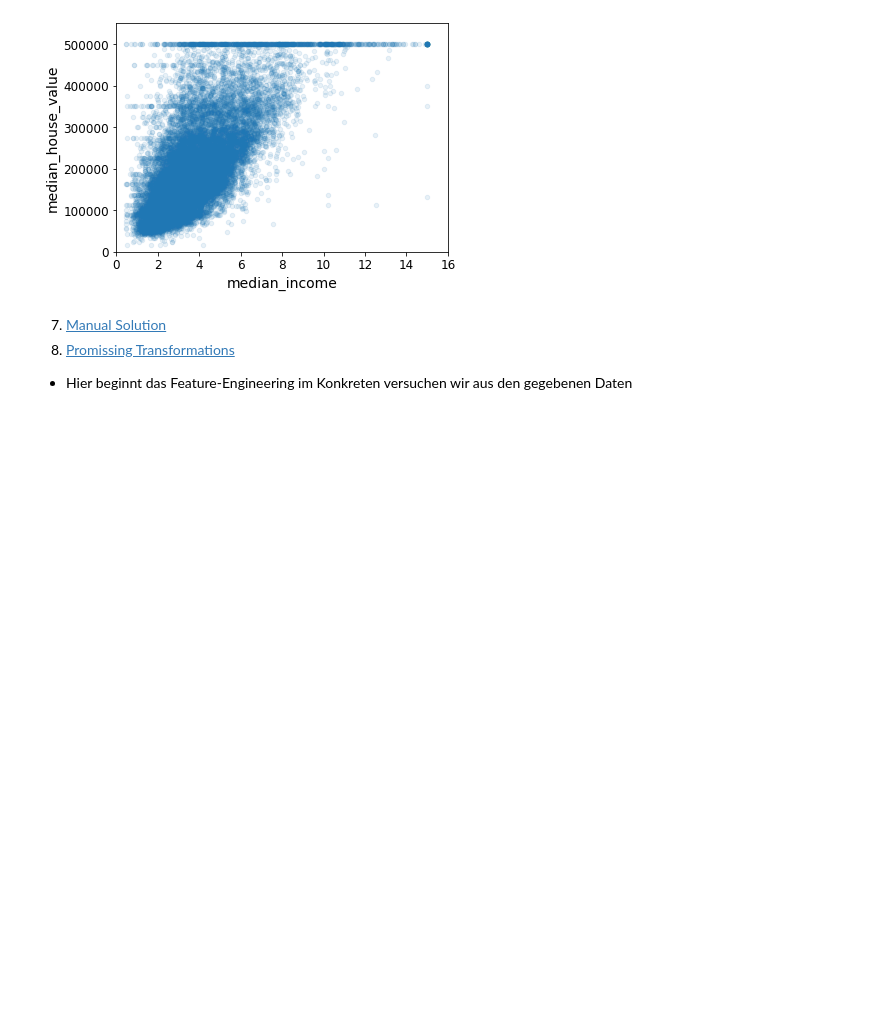
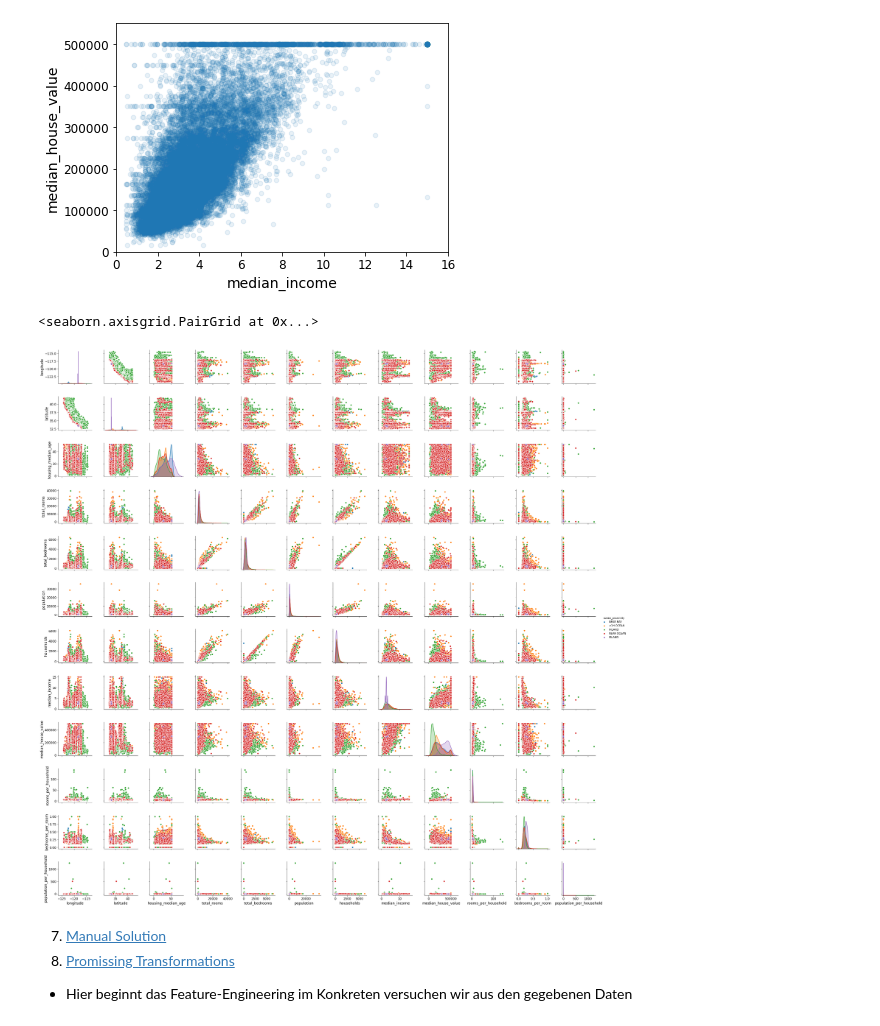
Before and after one commit to JHC90/Doc-Tool-Contents, a Jupyter notebook: Docus/DataScience/Praxis/Regression/HOML-California-Housing-Prices/03_Califronia_Housing_EDA.ipynb, the cells around one changed output. Cells and saved outputs as stored; diff of their text form; code cells hidden in the pictures; blank space fills up the shorter version.

```diff
--- a/Docus/DataScience/Praxis/Regression/HOML-California-Housing-Prices/03_Califronia_Housing_EDA.ipynb
+++ b/Docus/DataScience/Praxis/Regression/HOML-California-Housing-Prices/03_Califronia_Housing_EDA.ipynb
@@ -128,6 +136,11 @@ ffc.save_fig("income_vs_house_value_scatterplot")
 # %% [output]
 Saving figure income_vs_house_value_scatterplot
 [figure]
+# %%
+sns.pairplot(housing.fillna(0), hue="ocean_proximity")
+# %% [output]
+<seaborn.axisgrid.PairGrid at 0x...>
+[figure, added]
 # %% [markdown]
 7. [Manual Solution](16112020200718-ManualSolution)<br>
 8. [Promissing Transformations](07112020200718-PromissingTransformations)<br>
```
Also changed, not shown: parts of 1 cell of this notebook, 42 other files.
